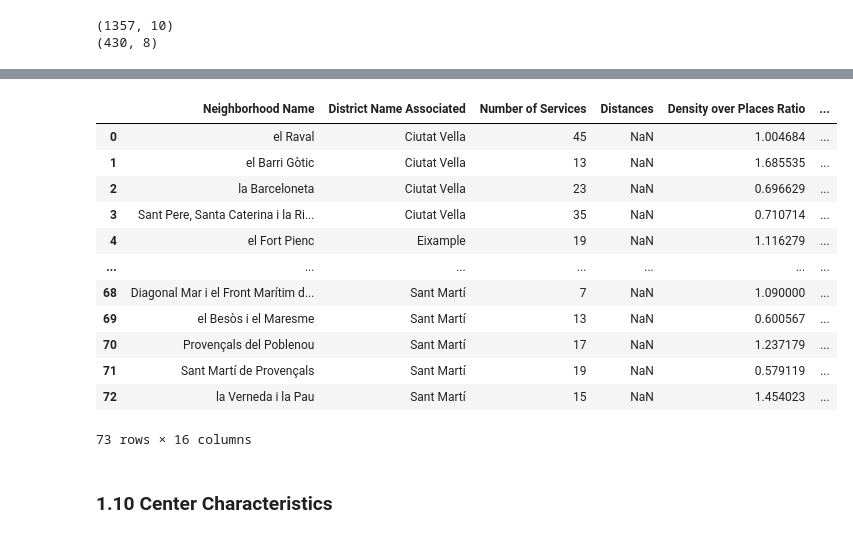
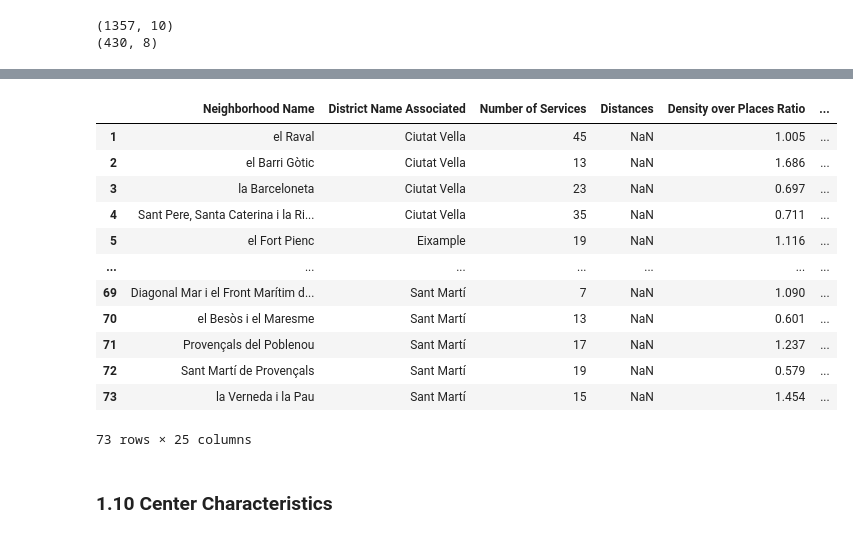
Before and after one commit to mariatormo/TFG-Code, a Jupyter notebook: 2.2 Index/EducationIndex.ipynb, the cells around one changed output, grey strips where cells are left out. Drawn from its saved outputs; the diff is of its cells as text; code cells hidden in the pictures.

```diff
--- a/2.2 Index/EducationIndex.ipynb
+++ b/2.2 Index/EducationIndex.ipynb
@@ -154,11 +154,20 @@ column_names = {
     7: 'Centers Type',
     8: 'Centers Simple Type',
     9: 'Centers Characteristics',
-    10: 'Avg. Dropout Rate',
-    11: 'Territorial Socioeconomic Index (IST)',
-    12: 'Avg. Gini Index (%)',
-    13: 'Population Density (hab/ha)',
-    14: 'Net Population Density (hab/residential ha)',
+    10: 'Population with Low Studies (%)',
+    11: 'Total Number of Students',
+    12: 'Primary School in people older than 15 (%)',
+    13: 'Secondary School in people older than 15 (%)',
+    14: 'Middle Studies in people older than 15 (%)',
+    15: 'Higher Studies in people older than 15 (%)',
+    16: 'No education or Incomplete Primary School in people older than 15 (%)',
+    17: 'Young Population without Post-Compulsory Education (%)',
+    18: 'Abscence Rate in 4th Grade (%)',
+    19: 'Graduation Rate in 4th Grade (%)',
+    20: 'Territorial Socioeconomic Index (IST)',
+    21: 'Avg. Gini Index (%)',
+    22: 'Population Density (hab/ha)',
+    23: 'Net Population Density (hab/residential ha)',
 }
 
 # Create empty dataframe with IDs as index
@@ -1014,34 +1033,35 @@ memory usage: 9.1+ KB
 # %%
 # GROUP BY NEIGHBORHOOD
 
 # Count Schools from dataframe for each neighborhood (add places)
 neighborhood_places = places_merged_df.groupby('Neighborhood Name')['Number of Places'].sum().reset_index()
 
 # Rename the 'Number of Places' column in neighborhood_places to avoid conflict
 neighborhood_places = neighborhood_places.rename(columns={'Number of Places': 'Total Number of Places'})
 
 # Update the 'Density over Places Ratio' column in zones_educ_df
 zones_educ_df = zones_educ_df.merge(neighborhood_places, on='Neighborhood Name', how='left')
 
 # If you need the new column to be named 'Number of Places', you can rename it back
 zones_educ_df = zones_educ_df.rename(columns={'Total Number of Places': 'Number of Places'})
 zones_educ_df['Density over Places Ratio'] = zones_educ_df['Population Density (hab/ha)']/zones_educ_df['Number of Places']
-
+zones_educ_df['Density over Places Ratio'] = zones_educ_df['Density over Places Ratio'].round(3)
+zones_educ_df.index = zones_educ_df.index + 1
 display(zones_educ_df)
 # %% [output]
 |  | Neighborhood Name | District Name Associated | Number of Services | Distances | Density over Places Ratio | ... |
-| 0 | el Raval | Ciutat Vella | 45 | NaN | 1.004684 | ... |
-| 1 | el Barri Gòtic | Ciutat Vella | 13 | NaN | 1.685535 | ... |
-| 2 | la Barceloneta | Ciutat Vella | 23 | NaN | 0.696629 | ... |
-| 3 | Sant Pere, Santa Caterina i la Ri... | Ciutat Vella | 35 | NaN | 0.710714 | ... |
-| 4 | el Fort Pienc | Eixample | 19 | NaN | 1.116279 | ... |
+| 1 | el Raval | Ciutat Vella | 45 | NaN | 1.005 | ... |
+| 2 | el Barri Gòtic | Ciutat Vella | 13 | NaN | 1.686 | ... |
+| 3 | la Barceloneta | Ciutat Vella | 23 | NaN | 0.697 | ... |
+| 4 | Sant Pere, Santa Caterina i la Ri... | Ciutat Vella | 35 | NaN | 0.711 | ... |
+| 5 | el Fort Pienc | Eixample | 19 | NaN | 1.116 | ... |
 | ... | ... | ... | ... | ... | ... | ... |
-| 68 | Diagonal Mar i el Front Marítim d... | Sant Martí | 7 | NaN | 1.090000 | ... |
-| 69 | el Besòs i el Maresme | Sant Martí | 13 | NaN | 0.600567 | ... |
-| 70 | Provençals del Poblenou | Sant Martí | 17 | NaN | 1.237179 | ... |
-| 71 | Sant Martí de Provençals | Sant Martí | 19 | NaN | 0.579119 | ... |
-| 72 | la Verneda i la Pau | Sant Martí | 15 | NaN | 1.454023 | ... |
+| 69 | Diagonal Mar i el Front Marítim d... | Sant Martí | 7 | NaN | 1.090 | ... |
+| 70 | el Besòs i el Maresme | Sant Martí | 13 | NaN | 0.601 | ... |
+| 71 | Provençals del Poblenou | Sant Martí | 17 | NaN | 1.237 | ... |
+| 72 | Sant Martí de Provençals | Sant Martí | 19 | NaN | 0.579 | ... |
+| 73 | la Verneda i la Pau | Sant Martí | 15 | NaN | 1.454 | ... |
-73 rows × 16 columns
+73 rows × 25 columns
 # %% [markdown]
 ### 1.10 Center Characteristics
 # %% [markdown]
```
Also changed, not shown: parts of 69 cells of this notebook, 20 other files.
